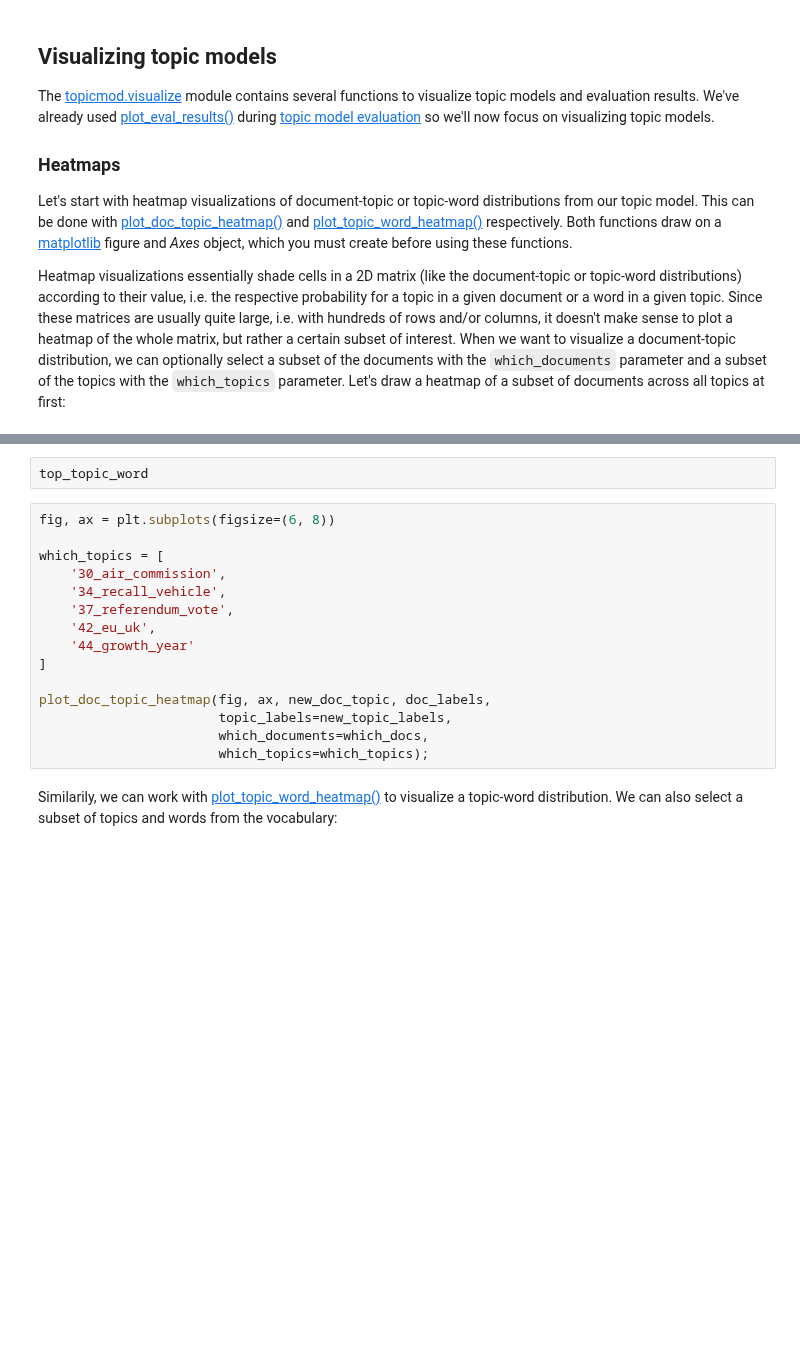
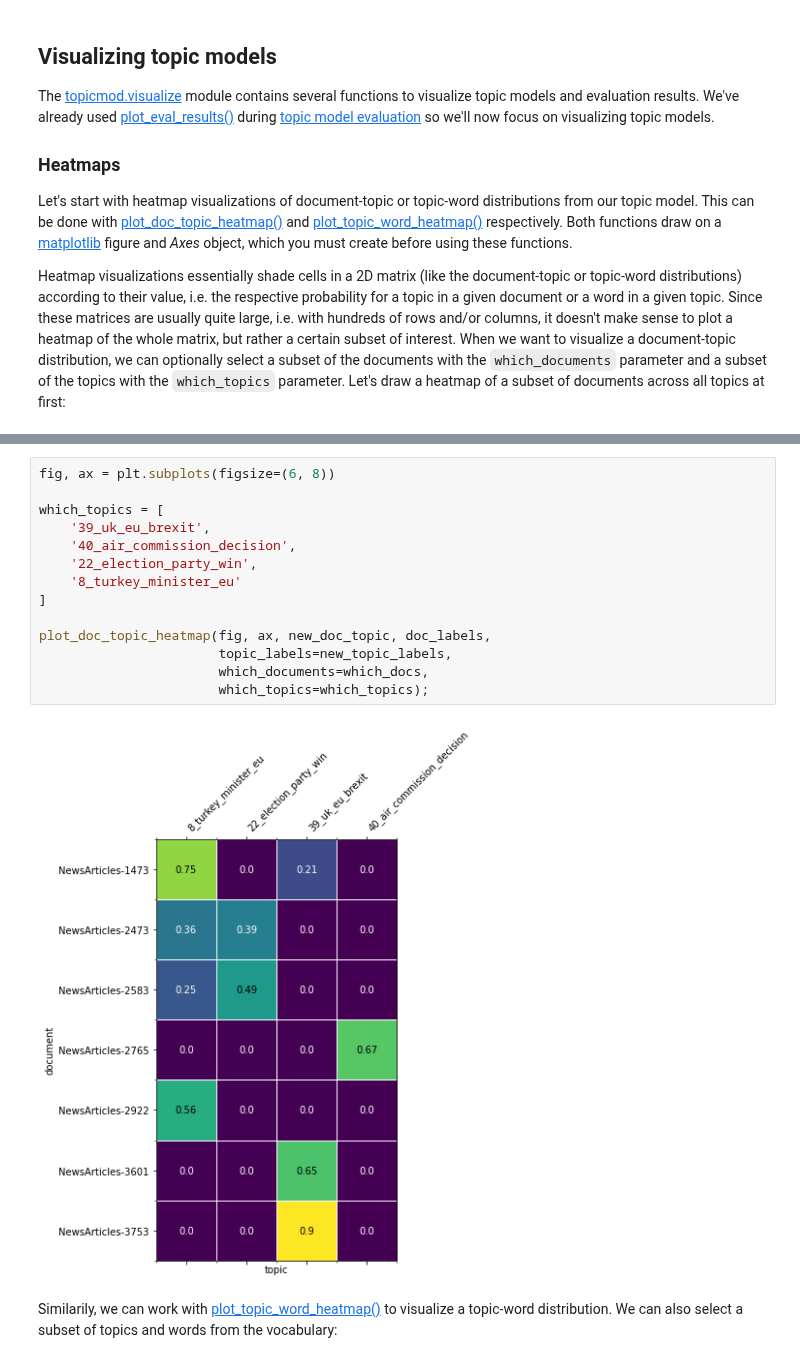
Before and after one commit to WZBSocialScienceCenter/tmtoolkit, a Jupyter notebook: doc/source/topic_modeling.ipynb, the cells around one changed output, grey strips where cells are left out. Saved outputs shown, nothing was run; the diff lists cells and outputs as text; blank space fills up the shorter version.

```diff
--- a/doc/source/topic_modeling.ipynb
+++ b/doc/source/topic_modeling.ipynb
@@ -610,20 +945,19 @@ plot_doc_topic_heatmap(fig, ax, new_doc_topic, doc_labels,
-# %%
-top_topic_word
 # %%
 fig, ax = plt.subplots(figsize=(6, 8))
 
 which_topics = [
-    '30_air_commission',
-    '34_recall_vehicle',
-    '37_referendum_vote',
-    '42_eu_uk',
-    '44_growth_year'
+    '39_uk_eu_brexit',
+    '40_air_commission_decision',
+    '22_election_party_win',
+    '8_turkey_minister_eu'
 ]
 
 plot_doc_topic_heatmap(fig, ax, new_doc_topic, doc_labels,
                        topic_labels=new_topic_labels,
                        which_documents=which_docs,
                        which_topics=which_topics);
+# %% [output]
+[figure, added]
 # %% [markdown]
 Similarily, we can work with [plot_topic_word_heatmap()](api.rst#tmtoolkit.topicmod.visualize.plot_topic_word_heatmap) to visualize a topic-word distribution. We can also select a subset of topics and words from the vocabulary:
 # %%
```
Also changed, not shown: parts of 65 cells of this notebook, 5 other files.
